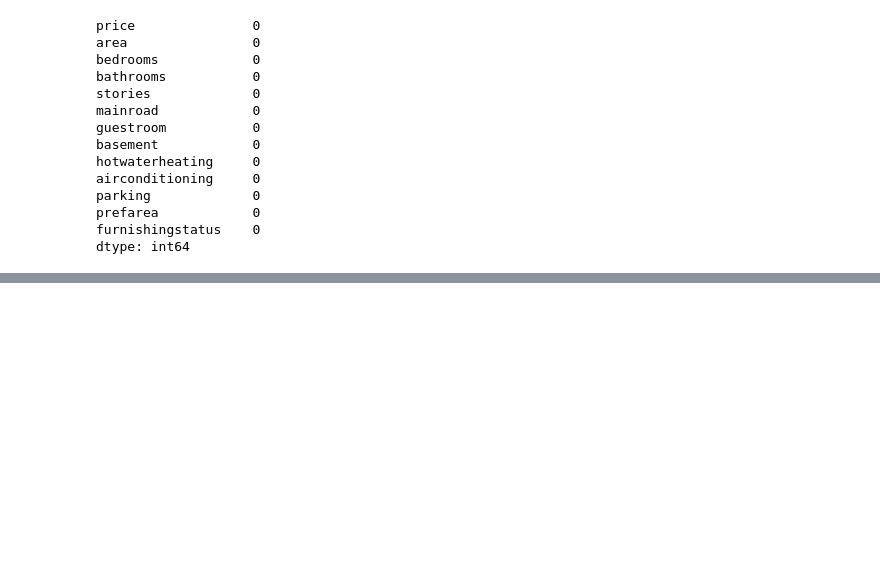
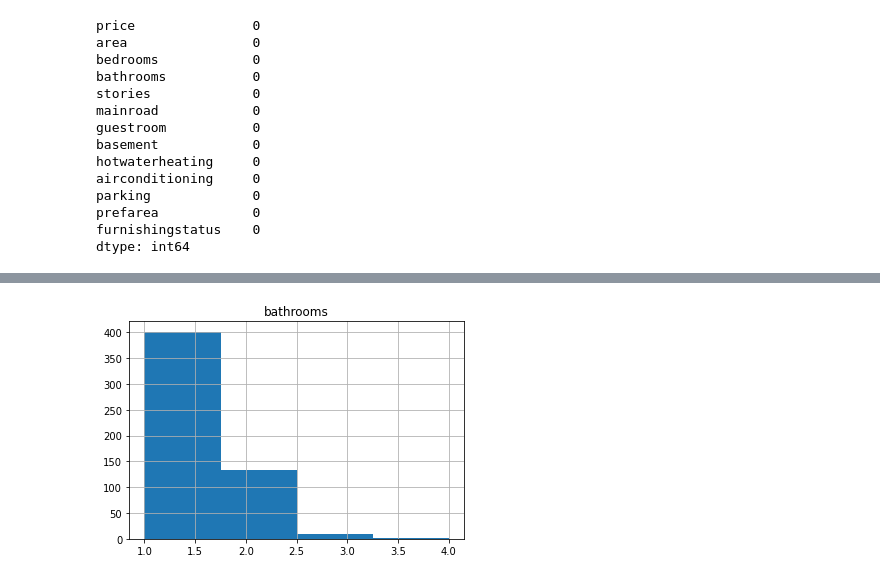
Before and after one commit to nikitazhuikov/Kaggle, a Jupyter notebook: Kaggle_housing.ipynb, the cells around one changed output, grey strips where cells are left out. Drawn from its saved outputs; the diff is of its cells as text; code cells hidden in the pictures; blank space fills up the shorter version.

```diff
--- a/Kaggle_housing.ipynb
+++ b/Kaggle_housing.ipynb
@@ -70,0 +111,6 @@ dtype: int64
+# %%
+df['bathrooms'].hist(bins=4)
+plt.title('bathrooms')
+plt.show()
+# %% [output]
+[figure, added]
```
Also changed, not shown: parts of 15 cells of this notebook.
